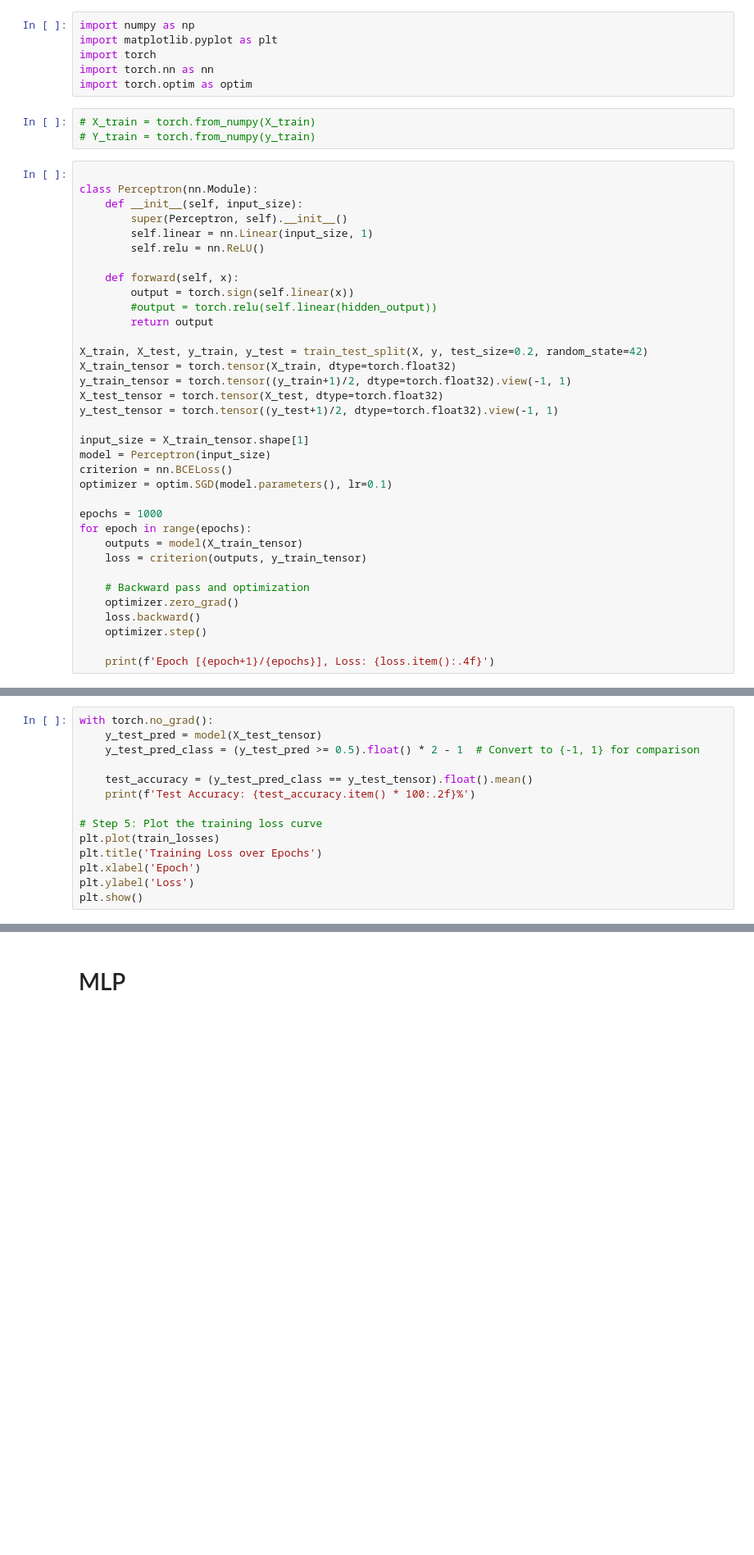
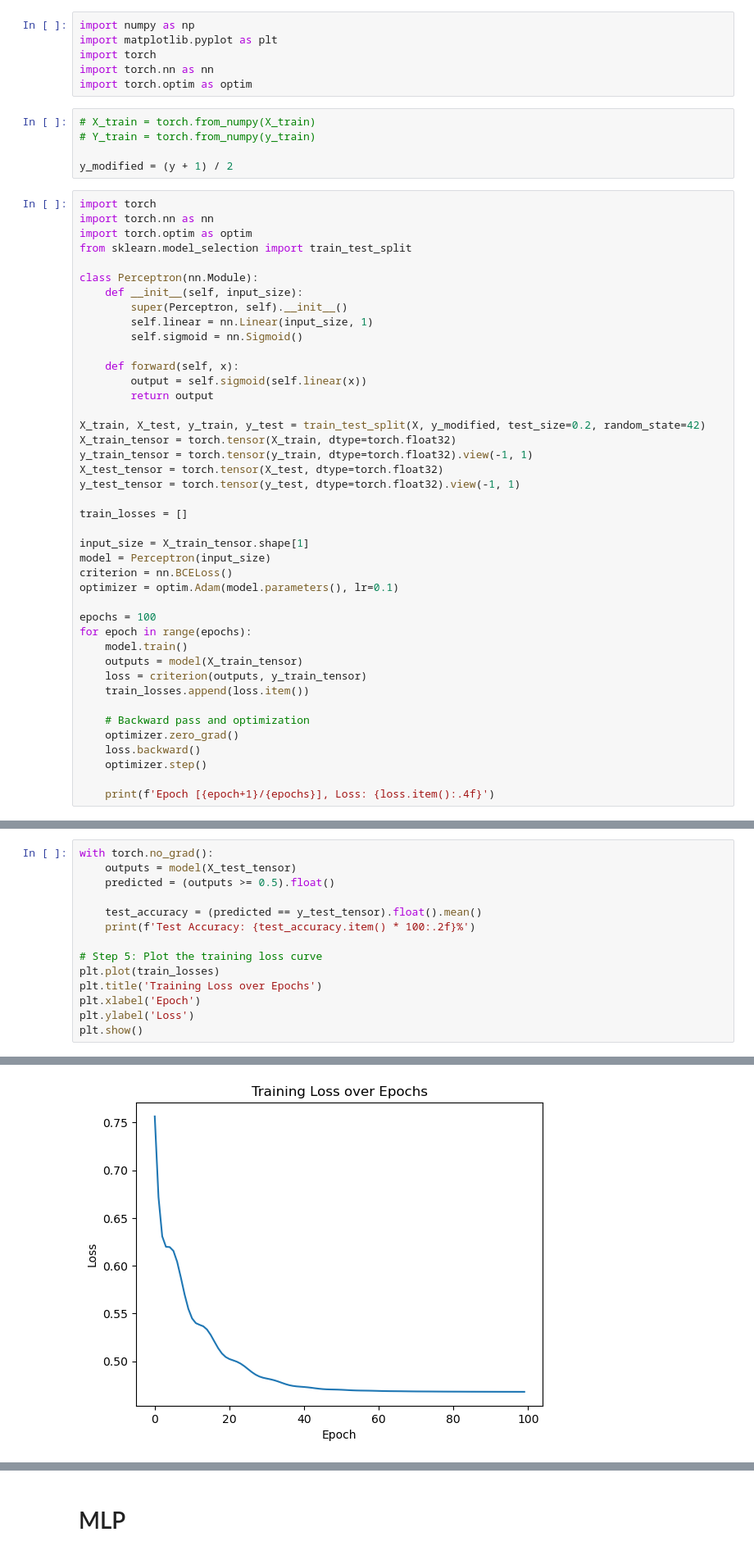
Before and after one commit to sreeharisurajad/deep-learning, a Jupyter notebook: Perceptron.ipynb, the cells around one changed output, grey strips where cells are left out. Shown: that part at 82% size. Drawn from its saved outputs; the diff is of its cells as text; blank space fills up the shorter version.

```diff
--- a/Perceptron.ipynb
+++ b/Perceptron.ipynb
@@ -430,34 +430,43 @@ import torch.optim as optim
 # %%
 # X_train = torch.from_numpy(X_train)
 # Y_train = torch.from_numpy(y_train)
+
+y_modified = (y + 1) / 2
 # %%
+import torch
+import torch.nn as nn
+import torch.optim as optim
+from sklearn.model_selection import train_test_split
 
 class Perceptron(nn.Module):
     def __init__(self, input_size):
         super(Perceptron, self).__init__()
         self.linear = nn.Linear(input_size, 1)
-        self.relu = nn.ReLU()
+        self.sigmoid = nn.Sigmoid()
 
     def forward(self, x):
-        output = torch.sign(self.linear(x))
-        #output = torch.relu(self.linear(hidden_output))
+        output = self.sigmoid(self.linear(x))
         return output
 
-X_train, X_test, y_train, y_test = train_test_split(X, y, test_size=0.2, random_state=42)
+X_train, X_test, y_train, y_test = train_test_split(X, y_modified, test_size=0.2, random_state=42)
 X_train_tensor = torch.tensor(X_train, dtype=torch.float32)
-y_train_tensor = torch.tensor((y_train+1)/2, dtype=torch.float32).view(-1, 1)
+y_train_tensor = torch.tensor(y_train, dtype=torch.float32).view(-1, 1)
 X_test_tensor = torch.tensor(X_test, dtype=torch.float32)
-y_test_tensor = torch.tensor((y_test+1)/2, dtype=torch.float32).view(-1, 1)
+y_test_tensor = torch.tensor(y_test, dtype=torch.float32).view(-1, 1)
+
+train_losses = []
 
 input_size = X_train_tensor.shape[1]
 model = Perceptron(input_size)
 criterion = nn.BCELoss()
-optimizer = optim.SGD(model.parameters(), lr=0.1)
+optimizer = optim.Adam(model.parameters(), lr=0.1)
 
-epochs = 1000
+epochs = 100
 for epoch in range(epochs):
+    model.train()
     outputs = model(X_train_tensor)
     loss = criterion(outputs, y_train_tensor)
+    train_losses.append(loss.item())
 
     # Backward pass and optimization
     optimizer.zero_grad()
@@ -470,9 +495,9 @@ RuntimeError: all elements of input should be between 0 and 1
 # %%
 with torch.no_grad():
-    y_test_pred = model(X_test_tensor)
-    y_test_pred_class = (y_test_pred >= 0.5).float() * 2 - 1  # Convert to {-1, 1} for comparison
+    outputs = model(X_test_tensor)
+    predicted = (outputs >= 0.5).float()
 
-    test_accuracy = (y_test_pred_class == y_test_tensor).float().mean()
+    test_accuracy = (predicted == y_test_tensor).float().mean()
     print(f'Test Accuracy: {test_accuracy.item() * 100:.2f}%')
 
 # Step 5: Plot the training loss curve
@@ -481,3 +506,4 @@ plt.title('Training Loss over Epochs')
 plt.xlabel('Epoch')
 plt.ylabel('Loss')
 plt.show()
+# %% [output]
@@ -483,0 +511 @@ plt.show()
+[figure, added]
```
Also changed, not shown: parts of 3 cells of this notebook.
